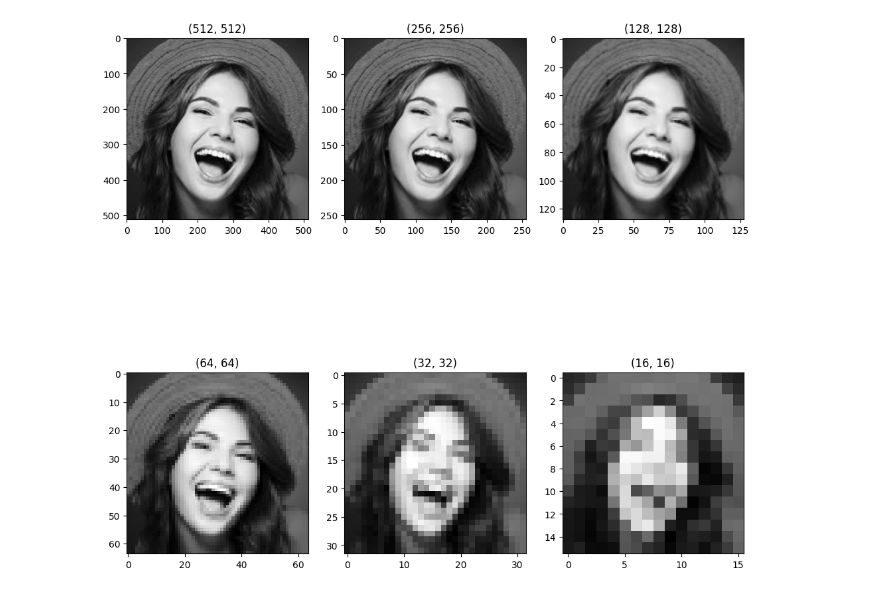
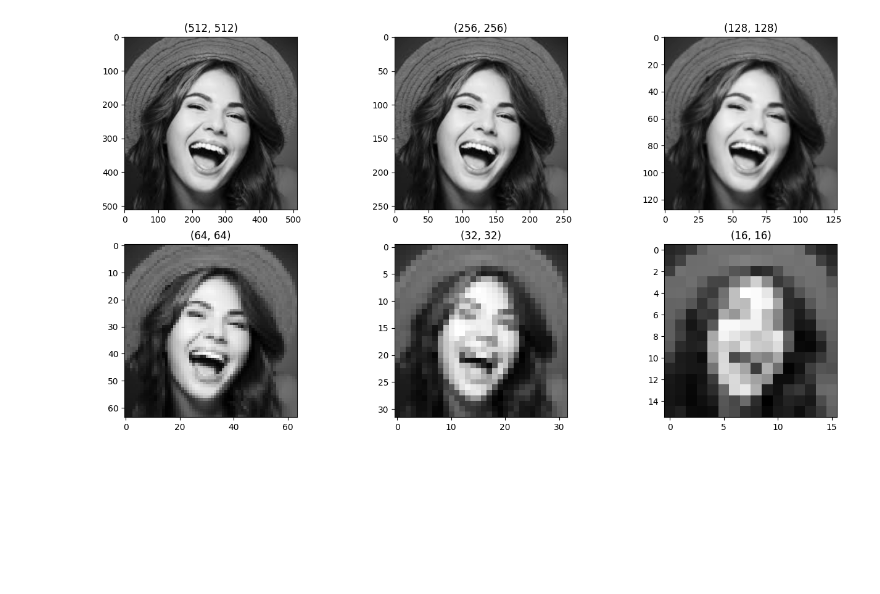
Before and after one commit to fahimahammed/digital-image-processing, a Jupyter notebook: 1-resolution-histogram-threshold/a-decrease-spatial-resolution.ipynb, the cells around one changed output. Drawn from its saved outputs; the diff is of its cells as text; code cells hidden in the pictures; blank space fills up the shorter version.

Commit message:
set figure frame

```diff
--- a/1-resolution-histogram-threshold/a-decrease-spatial-resolution.ipynb
+++ b/1-resolution-histogram-threshold/a-decrease-spatial-resolution.ipynb
@@ -18,11 +18,11 @@ def decreasedResolution(image):
     return decreasedImage
 # %%
 decImage = originalImage.copy()
-plt.figure(figsize=(12, 12))
+plt.figure(figsize=(16, 8))
 for k in range (1, 7):
     plt.subplot(2, 3, k)
     plt.title(f"{decImage.shape}")
     plt.imshow(decImage, cmap='gray')
     decImage = decreasedResolution(decImage)
 # %% [output]
-[figure, old version]
+[figure, new version]
```
